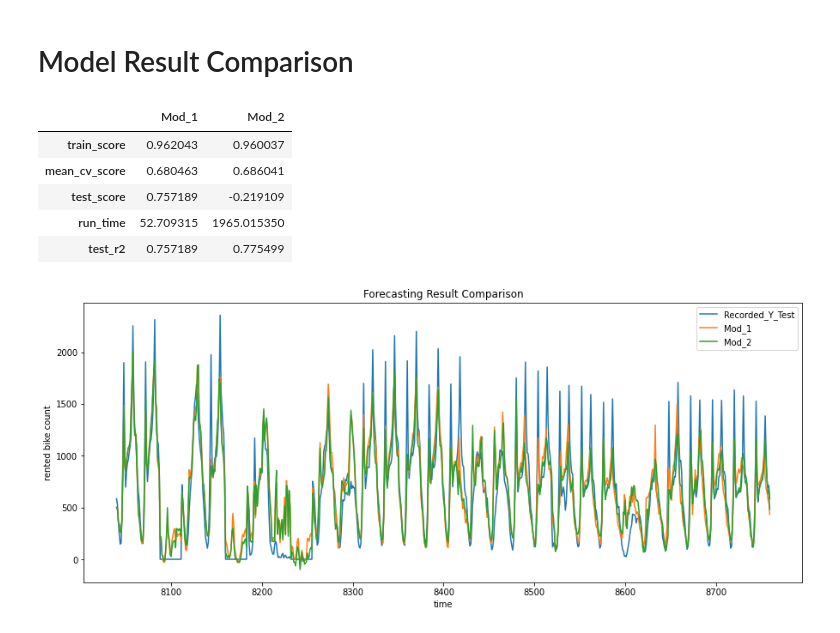
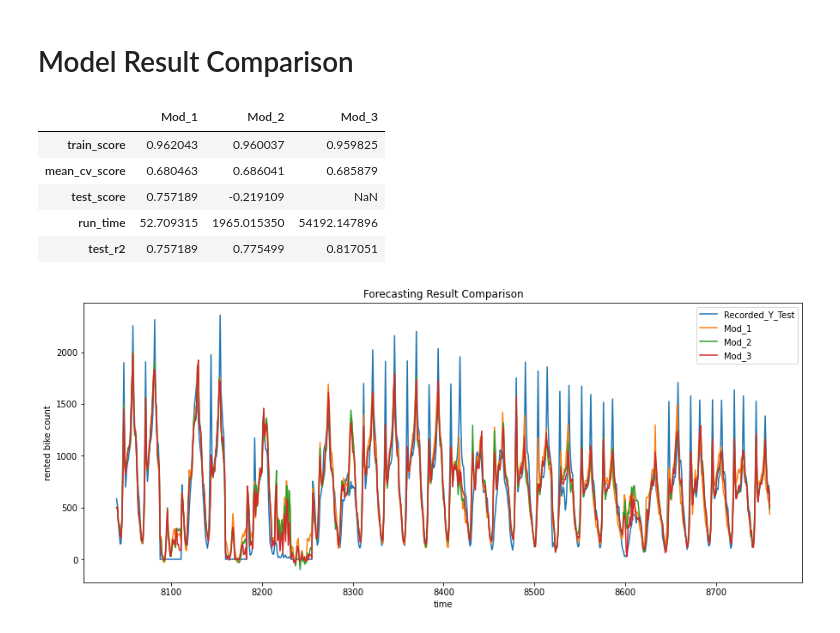
Before and after one commit to wdiam/stat685_f2020, a Jupyter notebook: models/STAT685-004-ForecastTraining.ipynb, the cells around one changed output. Saved outputs shown, nothing was run; the diff lists cells and outputs as text; code cells hidden in the pictures.

Commit message:
result for one-time and new training models

```diff
--- a/models/STAT685-004-ForecastTraining.ipynb
+++ b/models/STAT685-004-ForecastTraining.ipynb
@@ -383,7 +370,7 @@ test_r2: -7.8518
 # %% [markdown]
 # Model Result Comparison
 # %%
-res_list = [res_sum1, res_sum2]
+res_list = [res_sum1, res_sum2, res_sum3]
 res_com_df = None
 for idx, res_sum in enumerate(res_list):
     if res_com_df is None:
@@ -391,22 +378,22 @@ for idx, res_sum in enumerate(res_list):
     res_com_df[f"Mod_{idx+1}"] = [np.mean(v) if isinstance(v, list) else v for v in res_sum.values()]
 res_com_df
 # %% [output]
-|  | Mod_1 | Mod_2 |
-| train_score | 0.962043 | 0.960037 |
-| mean_cv_score | 0.680463 | 0.686041 |
-| test_score | 0.757189 | -0.219109 |
-| run_time | 52.709315 | 1965.015350 |
-| test_r2 | 0.757189 | 0.775499 |
+|  | Mod_1 | Mod_2 | Mod_3 |
+| train_score | 0.962043 | 0.960037 | 0.959825 |
+| mean_cv_score | 0.680463 | 0.686041 | 0.685879 |
+| test_score | 0.757189 | -0.219109 | NaN |
+| run_time | 52.709315 | 1965.015350 | 54192.147896 |
+| test_r2 | 0.757189 | 0.775499 | 0.817051 |
 # %%
-pred_list = [predict_df1, predict_df2]
+pred_list = [predict_df1, predict_df2, predict_df3]
 pred_com_df = None
 for idx, pred_df in enumerate(pred_list):
     if pred_com_df is None:
         pred_com_df = pd.DataFrame({'Recorded_Y_Test':pred_df['Recorded_Y_Test'],
                                    f"Mod_{idx+1}": pred_df['Predicted_Y_Test']})
     else:
         pred_com_df[f"Mod_{idx+1}"] = pred_df['Predicted_Y_Test']
 fig, ax = plt.subplots(nrows=1, ncols=1, figsize=(15,6))
 _=pred_com_df.plot(xlabel="time", ylabel="rented bike count", title="Forecasting Result Comparison", ax=ax)
 # %% [output]
-[figure, old version]
+[figure, new version]
```
Also changed, not shown: parts of 3 cells of this notebook, 1 other file.
